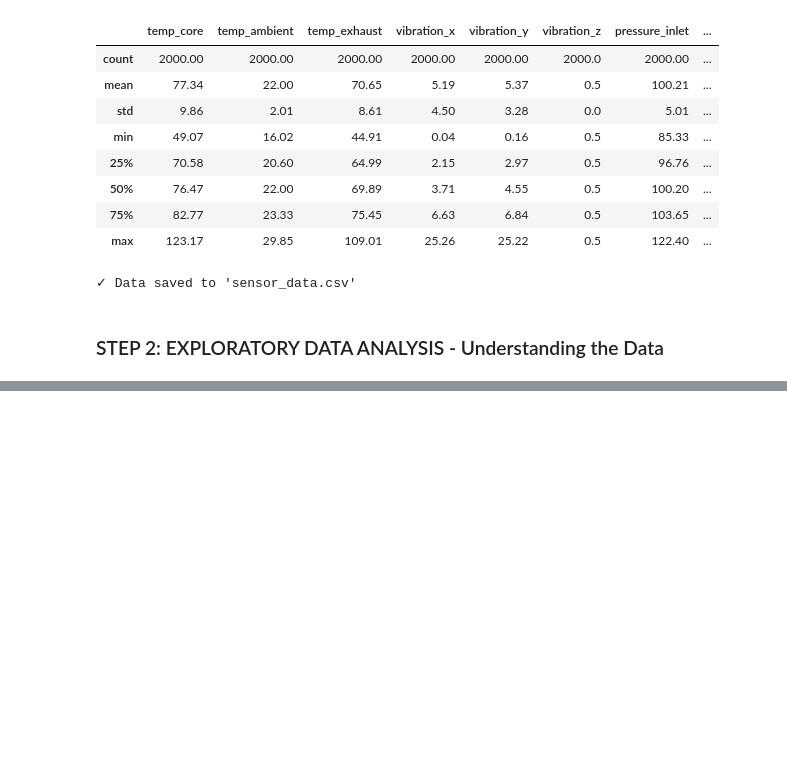
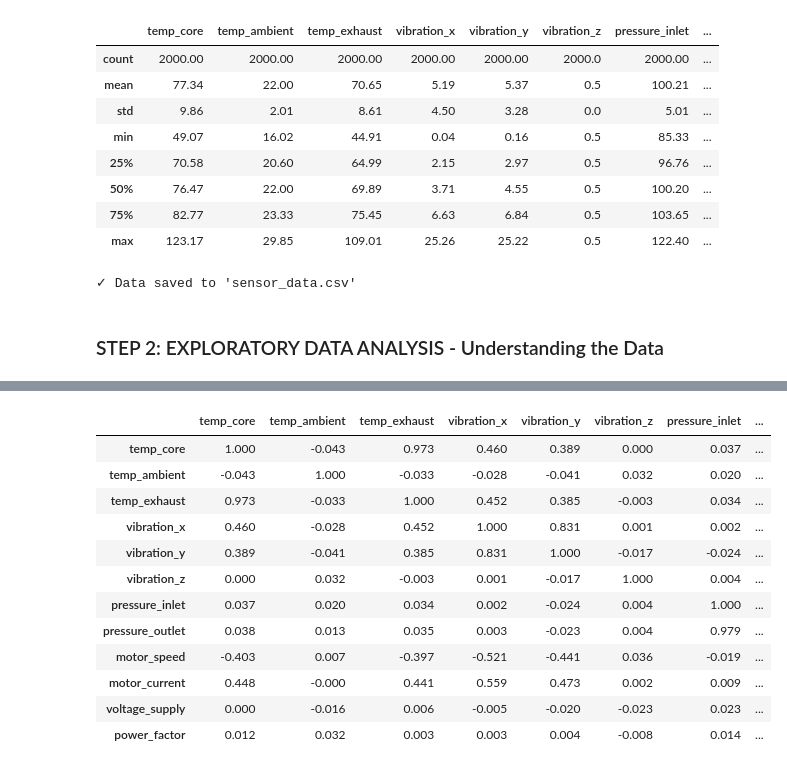
Before and after one commit to rakeshkr-code/EDA_Practice_ForInterviewPrepa, a Jupyter notebook: SensorRelavance/sensor_data_analysis.ipynb, the cells around one changed output, grey strips where cells are left out. Saved outputs shown, nothing was run; the diff lists cells and outputs as text; code cells hidden in the pictures; blank space fills up the shorter version.

Commit message:
Analized sensor data with 2 diff techniques

```diff
--- a/SensorRelavance/sensor_data_analysis.ipynb
+++ b/SensorRelavance/sensor_data_analysis.ipynb
@@ -180,3 +181,7 @@ print("\n✓ Data saved to 'sensor_data.csv'")
 ✓ Data saved to 'sensor_data.csv'
 # %% [markdown]
 ### STEP 2: EXPLORATORY DATA ANALYSIS - Understanding the Data
+# %%
+# Separate features and target
+X = sensor_data.drop('equipment_failure', axis=1)
+y = sensor_data['equipment_failure']
@@ -182,0 +306,20 @@ print("\n✓ Data saved to 'sensor_data.csv'")
+# %%
+# Calculate correlation matrix
+correlation_matrix = X.corr()
+
+# Full Correlation Matrix
+correlation_matrix.round(3)
+# %% [output]
+|  | temp_core | temp_ambient | temp_exhaust | vibration_x | vibration_y | vibration_z | pressure_inlet | ... |
+| temp_core | 1.000 | -0.043 | 0.973 | 0.460 | 0.389 | 0.000 | 0.037 | ... |
+| temp_ambient | -0.043 | 1.000 | -0.033 | -0.028 | -0.041 | 0.032 | 0.020 | ... |
+| temp_exhaust | 0.973 | -0.033 | 1.000 | 0.452 | 0.385 | -0.003 | 0.034 | ... |
+| vibration_x | 0.460 | -0.028 | 0.452 | 1.000 | 0.831 | 0.001 | 0.002 | ... |
+| vibration_y | 0.389 | -0.041 | 0.385 | 0.831 | 1.000 | -0.017 | -0.024 | ... |
+| vibration_z | 0.000 | 0.032 | -0.003 | 0.001 | -0.017 | 1.000 | 0.004 | ... |
+| pressure_inlet | 0.037 | 0.020 | 0.034 | 0.002 | -0.024 | 0.004 | 1.000 | ... |
+| pressure_outlet | 0.038 | 0.013 | 0.035 | 0.003 | -0.023 | 0.004 | 0.979 | ... |
+| motor_speed | -0.403 | 0.007 | -0.397 | -0.521 | -0.441 | 0.036 | -0.019 | ... |
+| motor_current | 0.448 | -0.000 | 0.441 | 0.559 | 0.473 | 0.002 | 0.009 | ... |
+| voltage_supply | 0.000 | -0.016 | 0.006 | -0.005 | -0.020 | -0.023 | 0.023 | ... |
+| power_factor | 0.012 | 0.032 | 0.003 | 0.003 | 0.004 | -0.008 | 0.014 | ... |
```
Also changed, not shown: parts of 26 cells of this notebook.
